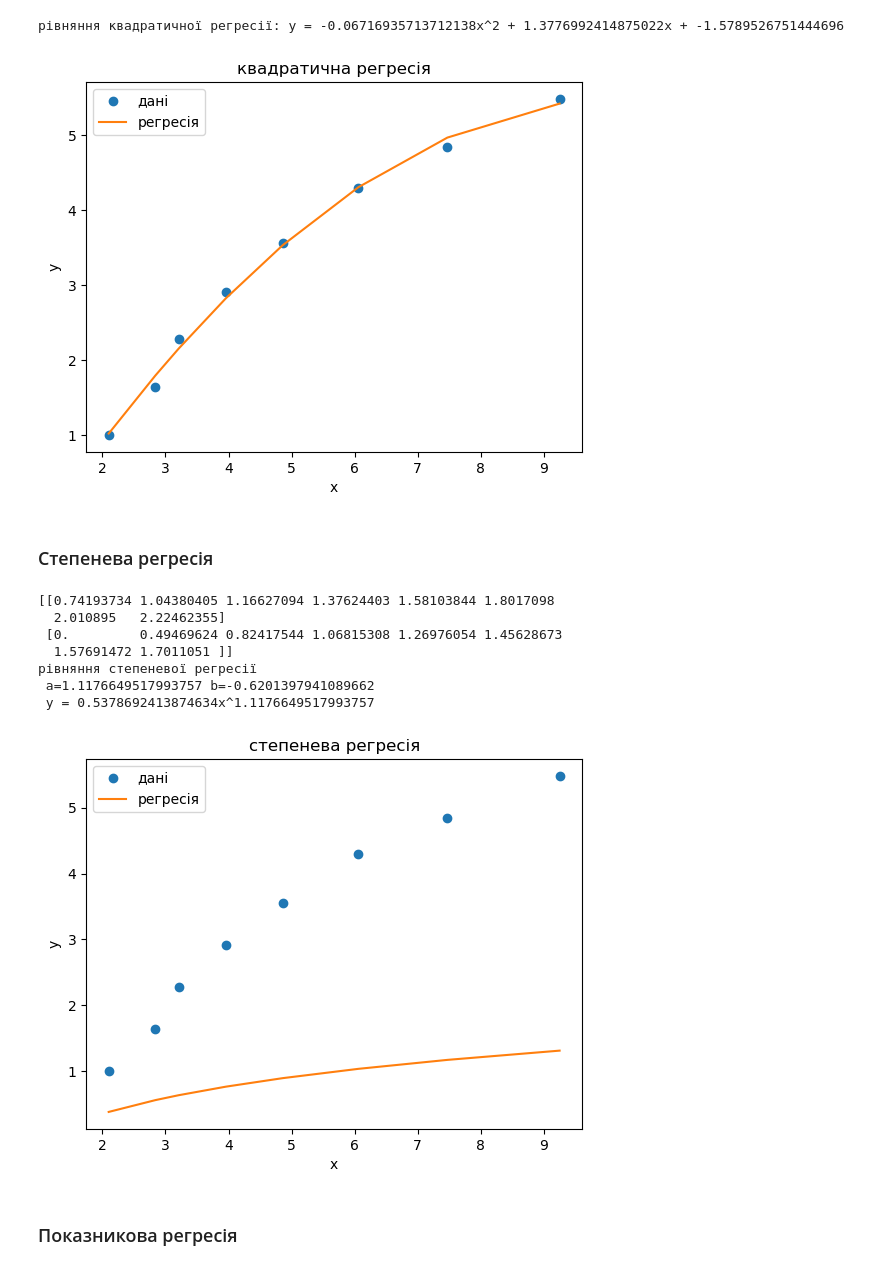
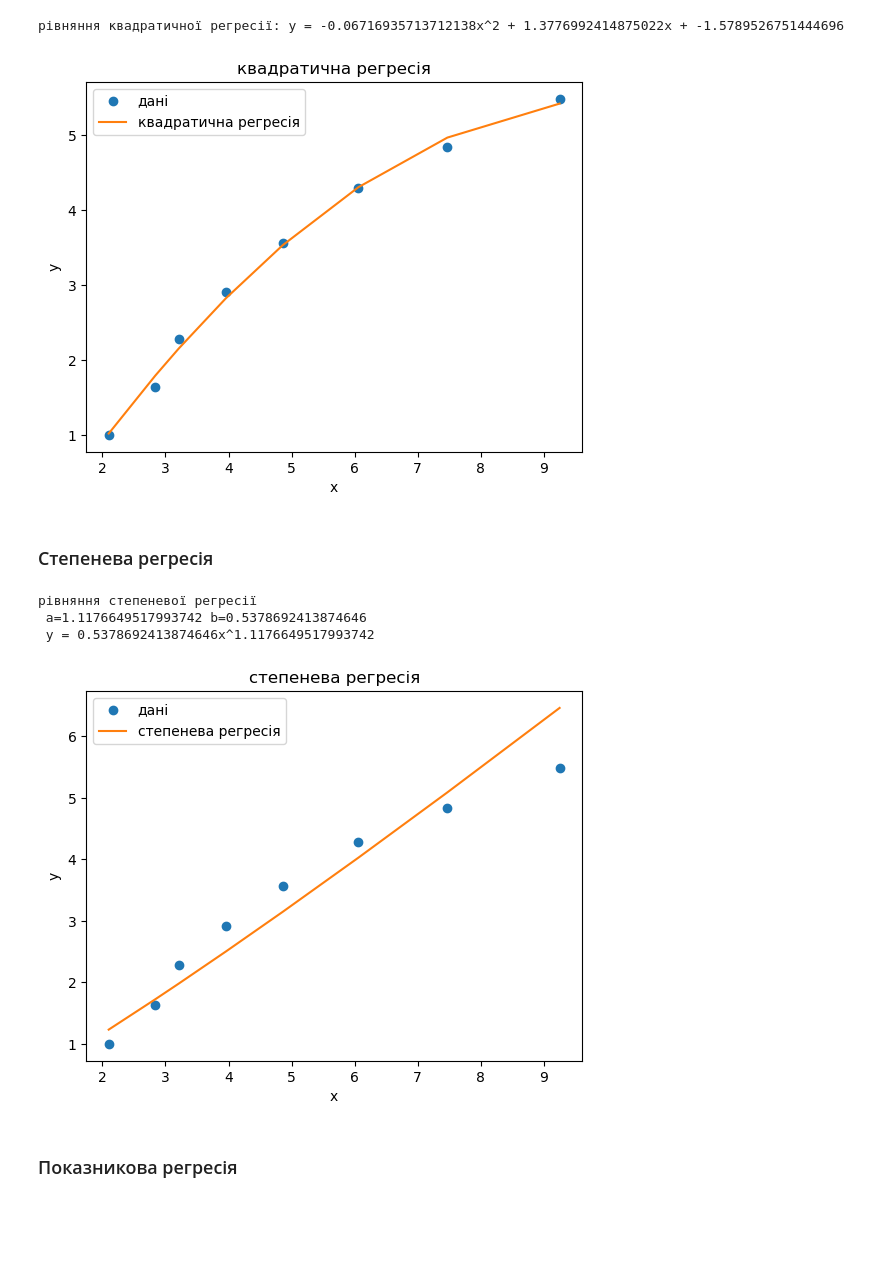
Before and after one commit to SylvaticGhost/AD, a Jupyter notebook: Lab1.ipynb, the cells around one changed output. Drawn from its saved outputs; the diff is of its cells as text; code cells hidden in the pictures; blank space fills up the shorter version.

```diff
--- a/Lab1.ipynb
+++ b/Lab1.ipynb
@@ -48,12 +55,6 @@ coeff['linear'] = (a, b)
 рівняння лінійної регресії: y = 0.6225092716933596x + 0.15690705627361945
 # %%
 y_pred = [a * xi + b for xi in x]
-pred['linear'] = y_pred
-plt.plot(x, y, 'o', label='дані')
-plt.plot(x, y_pred, label='регресія')
-plt.xlabel('x')
-plt.ylabel('y')
-plt.title('лінійна регресія')
-plt.legend()
-plt.show()
+pred['лінійна'] = y_pred
+plot_regression([('лінійна регресія', y_pred)])
 # %% [output]
@@ -86,46 +87,30 @@ coeff['quad'] = (a, b, c)
 рівняння квадратичної регресії: y = -0.06716935713712138x^2 + 1.3776992414875022x + -1.5789526751444696
 # %%
 y_pred = [a * xi**2 + b*xi + c for xi in x]
-pred['quad'] = y_pred
-plt.plot(x, y, 'o', label='дані')
-plt.plot(x, y_pred, label='регресія')
-plt.xlabel('x')
-plt.ylabel('y')
-plt.title('квадратична регресія')
-plt.legend()
-plt.show()
+pred['квадратична'] = y_pred
+plot_regression([('квадратична регресія', y_pred)])
 # %% [output]
-[figure, old version]
+[figure, new version]
 # %% [markdown]
 ### Степенева регресія
 # %%
-x_ln = [math.log(i) for i in x]
-y_ln = [math.log(i) for i in y]
-print(np.array([x_ln, y_ln]))
+x_ln = np.log(x)
+y_ln = np.log(y)
 
 a, b = linear_regression(x_ln, y_ln)
-print(f'рівняння степеневої регресії\n a={a} b={b}\n y = {np.exp(b)}x^{a}')
-coeff['power'] = (a, b)
+b = np.exp(b)
+print(f'рівняння степеневої регресії\n a={a} b={b}\n y = {b}x^{a}')
+coeff['степенева'] = (a, b)
 # %% [output]
-[[0.74193734 1.04380405 1.16627094 1.37624403 1.58103844 1.8017098
-  2.010895   2.22462355]
- [0.         0.49469624 0.82417544 1.06815308 1.26976054 1.45628673
-  1.57691472 1.7011051 ]]
 рівняння степеневої регресії
- a=1.1176649517993757 b=-0.6201397941089662
- y = 0.5378692413874634x^1.1176649517993757
+ a=1.1176649517993742 b=0.5378692413874646
+ y = 0.5378692413874646x^1.1176649517993742
 # %%
-y_pred = [np.exp(b) * xi**a for xi in x_ln]
-pred['power'] = y_pred
-plt.plot(x, y, 'o', label='дані')
-plt.plot(x, y_pred, label='регресія')
-plt.xlabel('x')
-plt.ylabel('y')
-plt.title('степенева регресія')
-plt.legend()
-plt.show()
+y_pred = [b * xi**a for xi in x]
+pred['степенева'] = y_pred
+plot_regression([('степенева регресія', y_pred)])
 # %% [output]
-[figure, old version]
+[figure, new version]
 # %% [markdown]
 ### Показникова регресія
 # %%
```
Also changed, not shown: parts of 19 cells of this notebook.
